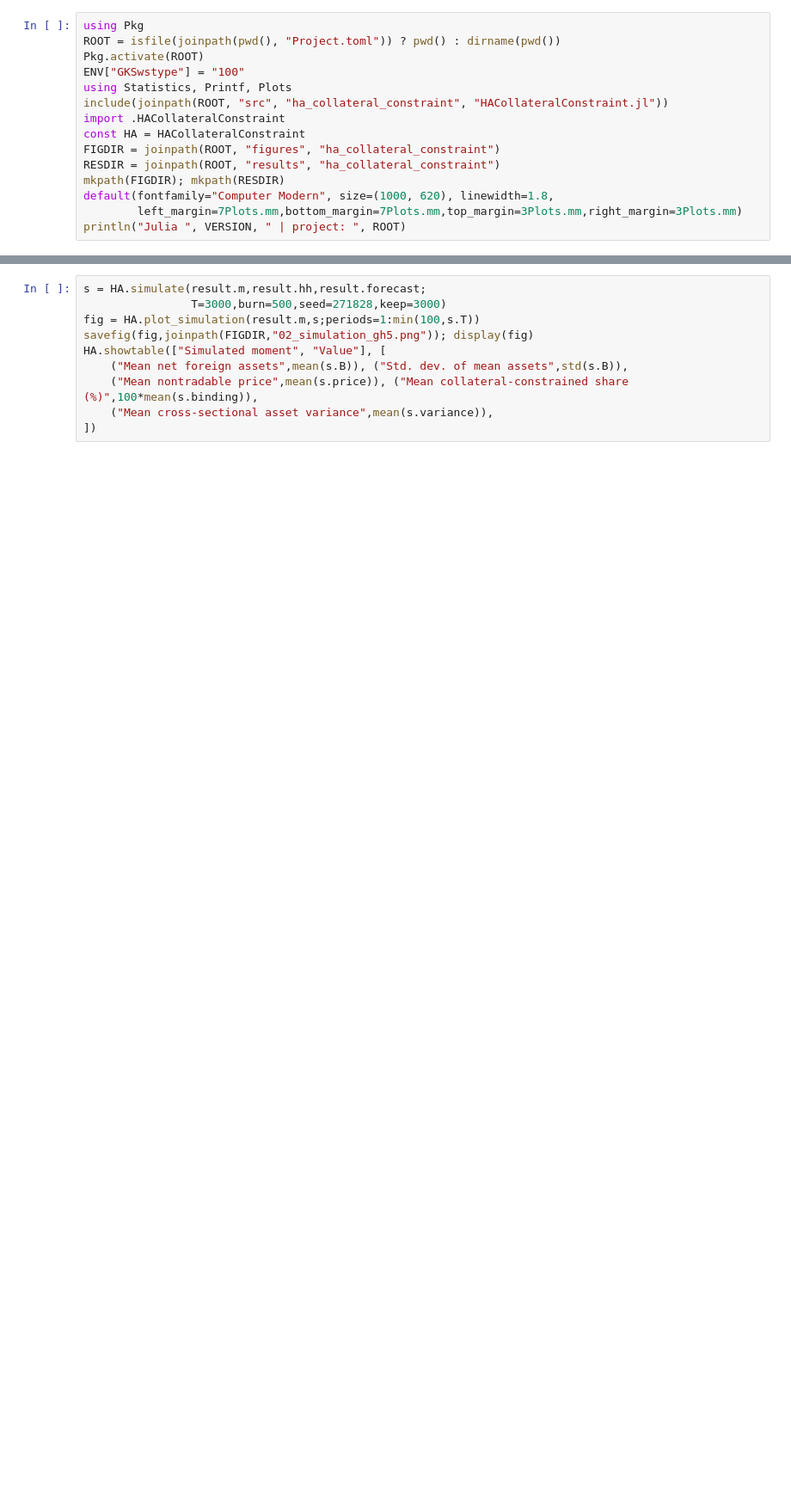
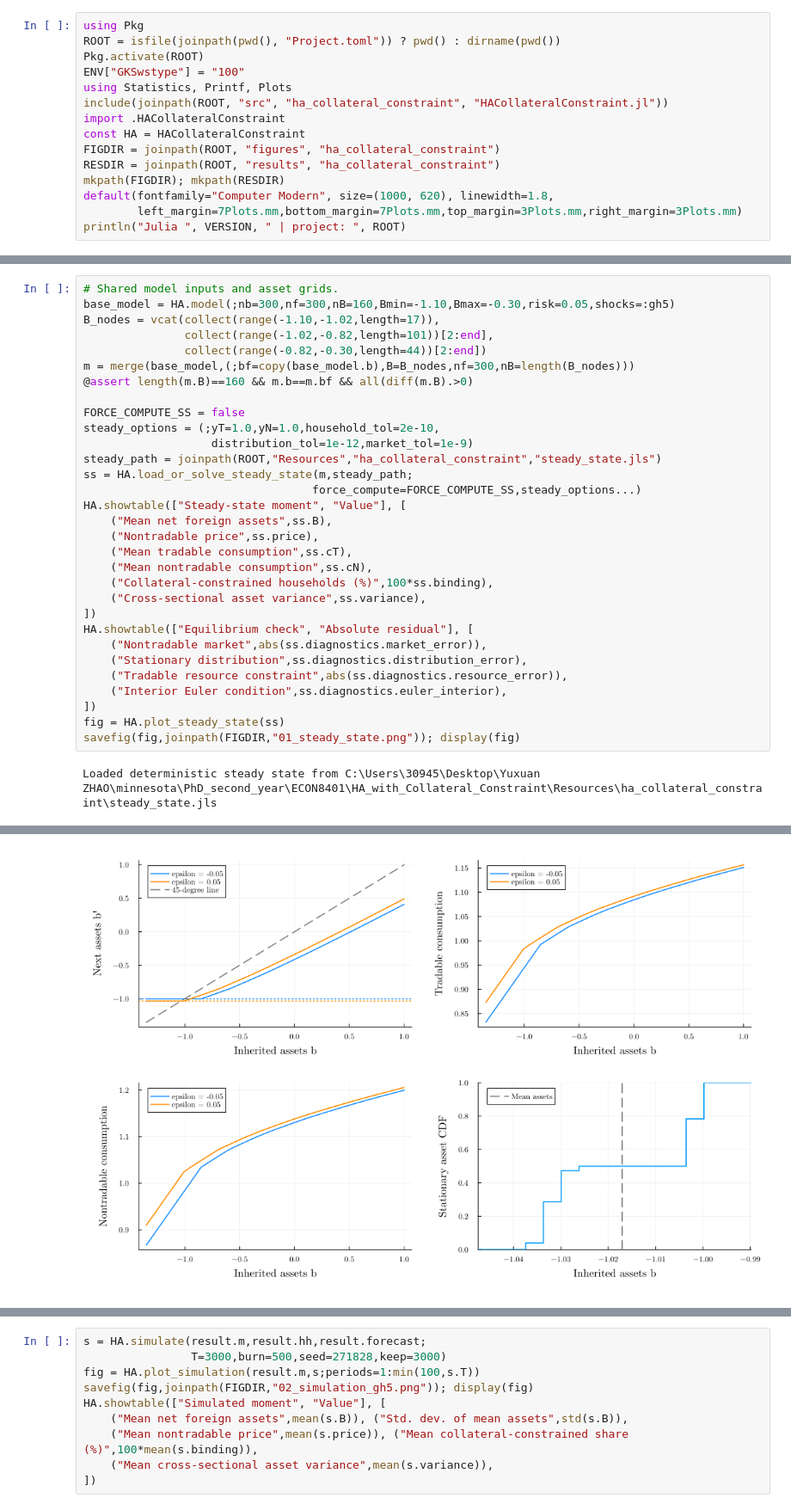
Before and after one commit to YuxuanZhao-Econ/HA_with_Collateral_Constraint, a Jupyter notebook: notebooks/HA_Collateral_Constraint.ipynb, the cells around one changed output, grey strips where cells are left out. Shown at 86% size. Cells and saved outputs as stored; diff of their text form; blank space fills up the shorter version.

```diff
--- a/notebooks/HA_Collateral_Constraint.ipynb
+++ b/notebooks/HA_Collateral_Constraint.ipynb
@@ -439,0 +598,33 @@ println("Julia ", VERSION, " | project: ", ROOT)
+# %%
+# Shared model inputs and asset grids.
+base_model = HA.model(;nb=300,nf=300,nB=160,Bmin=-1.10,Bmax=-0.30,risk=0.05,shocks=:gh5)
+B_nodes = vcat(collect(range(-1.10,-1.02,length=17)),
+               collect(range(-1.02,-0.82,length=101))[2:end],
+               collect(range(-0.82,-0.30,length=44))[2:end])
+m = merge(base_model,(;bf=copy(base_model.b),B=B_nodes,nf=300,nB=length(B_nodes)))
+@assert length(m.B)==160 && m.b==m.bf && all(diff(m.B).>0)
+
+FORCE_COMPUTE_SS = false
+steady_options = (;yT=1.0,yN=1.0,household_tol=2e-10,
+                   distribution_tol=1e-12,market_tol=1e-9)
+steady_path = joinpath(ROOT,"Resources","ha_collateral_constraint","steady_state.jls")
+ss = HA.load_or_solve_steady_state(m,steady_path;
+                                  force_compute=FORCE_COMPUTE_SS,steady_options...)
+HA.showtable(["Steady-state moment", "Value"], [
+    ("Mean net foreign assets",ss.B),
+    ("Nontradable price",ss.price),
+    ("Mean tradable consumption",ss.cT),
+    ("Mean nontradable consumption",ss.cN),
+    ("Collateral-constrained households (%)",100*ss.binding),
+    ("Cross-sectional asset variance",ss.variance),
+])
+HA.showtable(["Equilibrium check", "Absolute residual"], [
+    ("Nontradable market",abs(ss.diagnostics.market_error)),
+    ("Stationary distribution",ss.diagnostics.distribution_error),
+    ("Tradable resource constraint",abs(ss.diagnostics.resource_error)),
+    ("Interior Euler condition",ss.diagnostics.euler_interior),
+])
+fig = HA.plot_steady_state(ss)
+savefig(fig,joinpath(FIGDIR,"01_steady_state.png")); display(fig)
+# %% [output]
+Loaded deterministic steady state from C:\Users\30945\Desktop\Yuxuan ZHAO\minnesota\PhD_second_year\ECON8401\HA_with_Collateral_Constraint\Resources\ha_collateral_constraint\steady_state.jls
@@ -440 +643,2 @@ println("Julia ", VERSION, " | project: ", ROOT)
+[figure, added]
 # %% [markdown]
```
Also changed, not shown: parts of 12 cells of this notebook, 10 other files.
